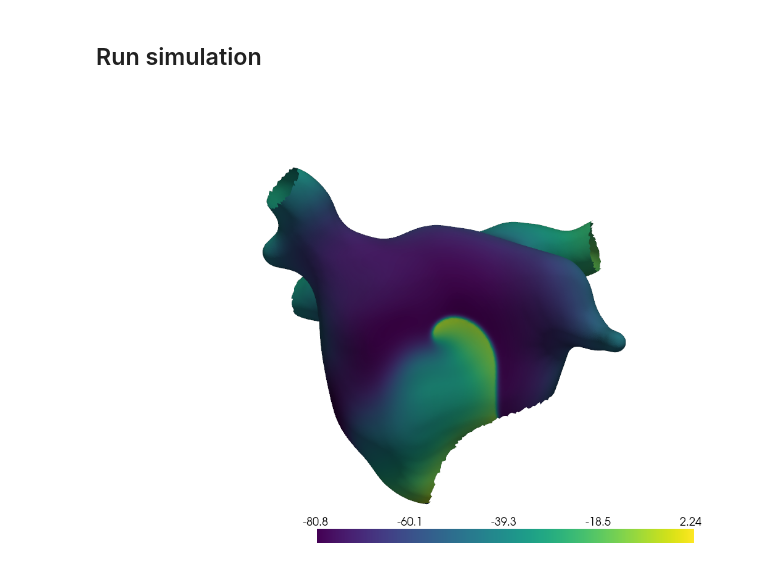
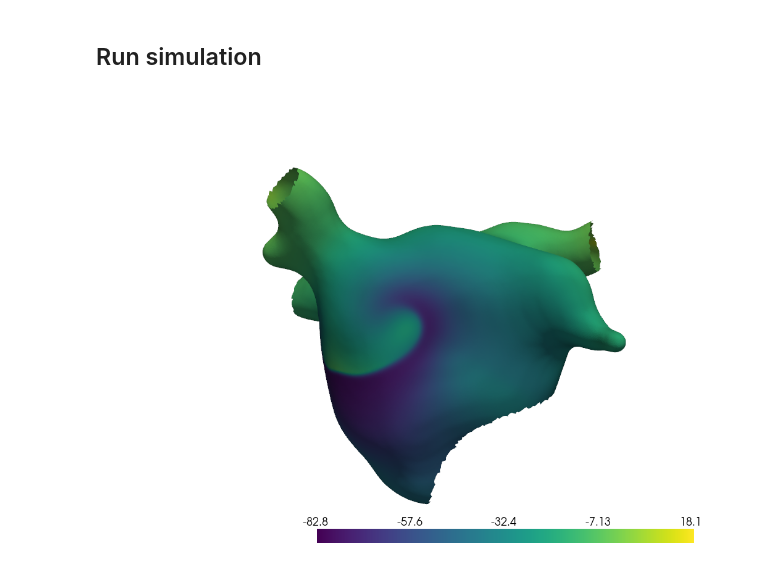
Before and after one commit to finitewave/Finitewave, a Jupyter notebook: Tutorials/SpiralWaveFromPhaseMap.ipynb, the cells around one changed output. Cells and saved outputs as stored; diff of their text form; code cells hidden in the pictures.

```diff
--- a/Tutorials/SpiralWaveFromPhaseMap.ipynb
+++ b/Tutorials/SpiralWaveFromPhaseMap.ipynb
@@ -201,33 +202,33 @@ pl.show()
 tissue = fw.CardiacTissueElements(coords, elems, "Triangle")
 
 cardiac_model = fw.Courtemanche()
 cardiac_model.gk1 *= 2
 cardiac_model.gks *= 2
 cardiac_model.gkr *= 1.6
 cardiac_model.gkur *= 0.5
 cardiac_model.gcal *= 0.45
 cardiac_model.gto *= 0.35
 cardiac_model.ipcamax *= 1.5
 cardiac_model.inacamax *= 1.6
 
 # create model object and set up parameters:
 simulation = fw.CardiacSimulation(backend="mlx")
 simulation.dt = 0.01
-simulation.t_max = 300
+simulation.t_max = 100
 simulation.cardiac_model = cardiac_model
 simulation.cardiac_tissue = tissue
 simulation.solver = fw.CrankNicolsonSolver()
 simulation.solver.atol = 1e-6
 
 simulation.initialize()
-simulation.cardiac_model.set_variables(state_vars, update_kernel_args=True)
+simulation.cardiac_model.update_state_variables(state_vars)
 # run the model:
 simulation.run(initialize=False)
 
 # show the potential map at the end of calculations:
 pl = pv.Plotter()
 pl.add_mesh(mesh, scalars=cardiac_model.u, show_edges=False)
 pl.camera_position = camera_position
 pl.show()
 # %% [output]
-[figure, old version]
+[figure, new version]
```
Also changed, not shown: parts of 1 cell of this notebook, 54 other files.
